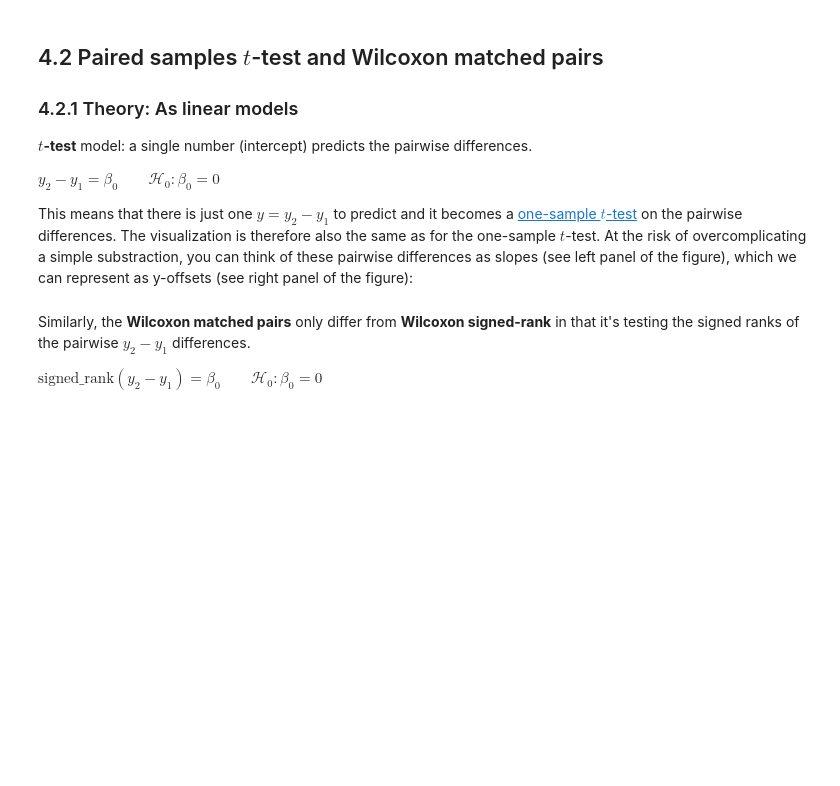
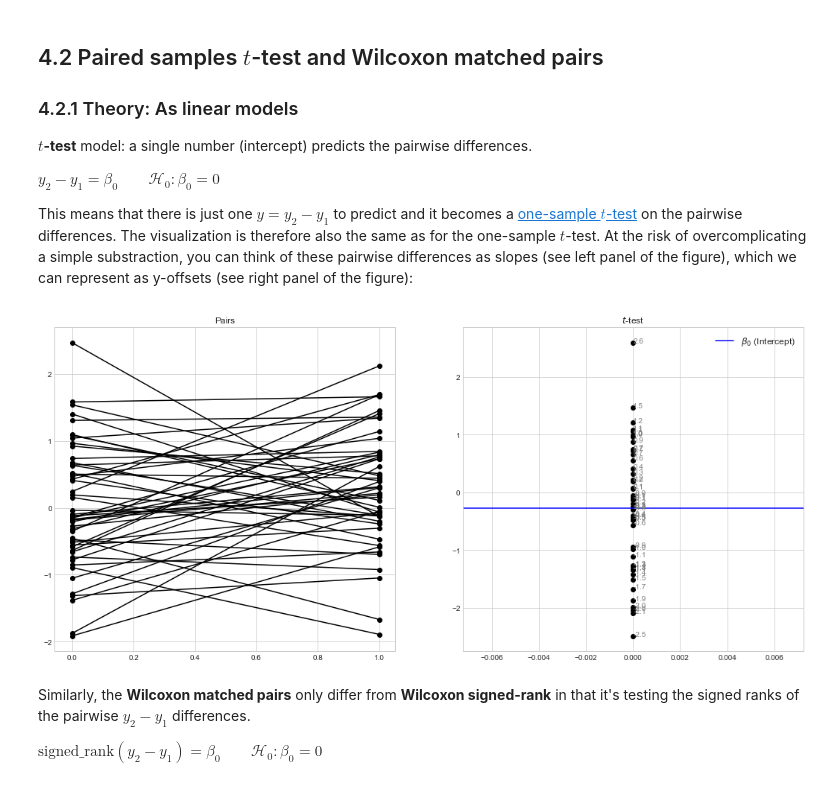
Before and after one commit to eigenfoo/tests-as-linear, a Jupyter notebook: tests-as-linear.ipynb, the cells around one changed output. Saved outputs shown, nothing was run; the diff lists cells and outputs as text; code cells hidden in the pictures; blank space fills up the shorter version.

```diff
--- a/tests-as-linear.ipynb
+++ b/tests-as-linear.ipynb
@@ -263,3 +261,11 @@ This means that there is just one $y = y_2 - y_1$ to predict and it becomes a [o
+# %%
+res = smf.ols(formula="y_sub_y2 ~ 1", data=data).fit()
+intercept_wilcoxon = res.params.Intercept
+# %%
+plots.pairs_wilcoxon_plot(data, intercept_wilcoxon)
+plt.show()
+# %% [output]
+[figure, added]
 # %% [markdown]
 Similarly, the **Wilcoxon matched pairs** only differ from **Wilcoxon signed-rank** in that it's testing the signed ranks of the pairwise $y_2-y_1$ differences.
 
```
Also changed, not shown: parts of 1 cell of this notebook, 3 other files.
